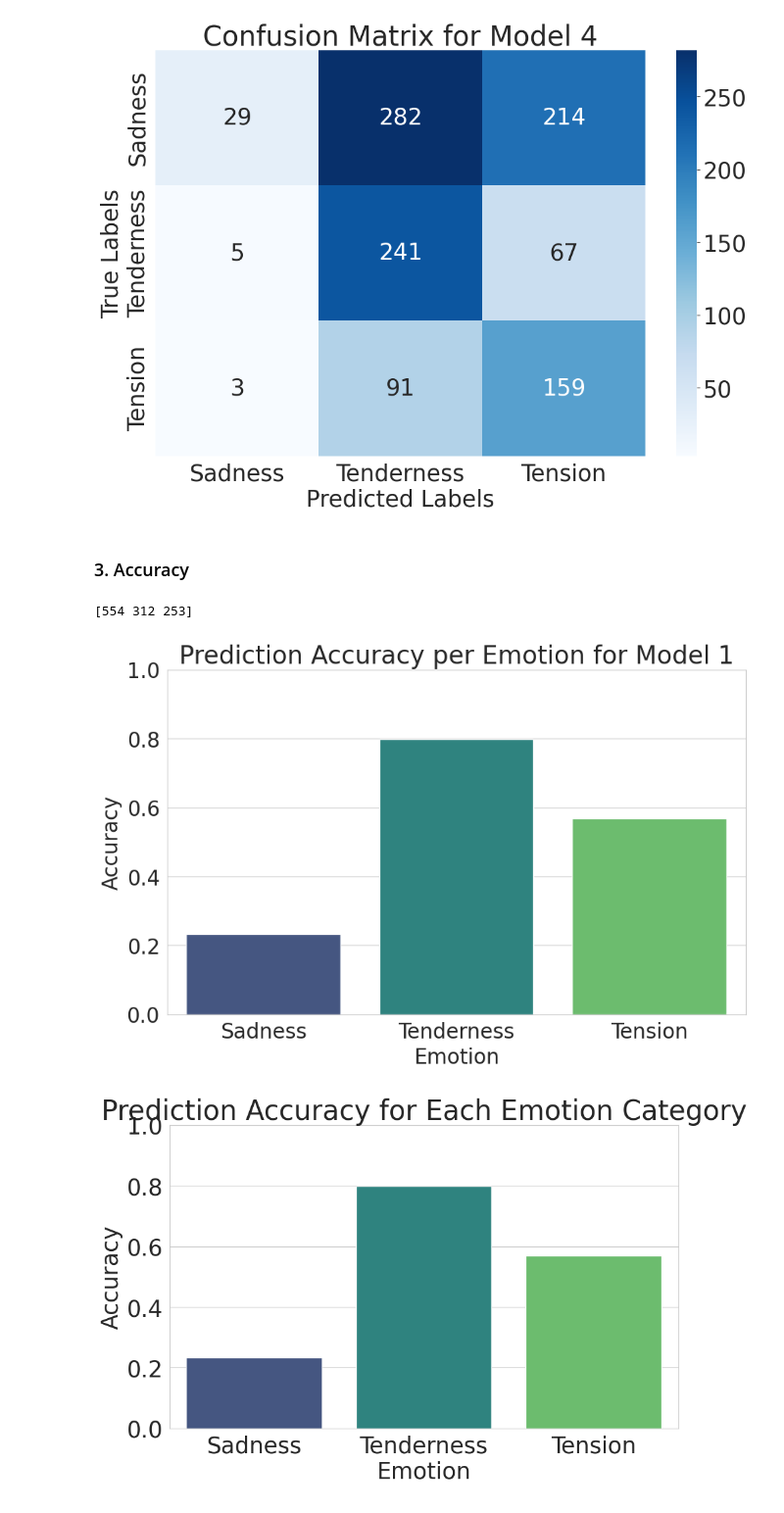
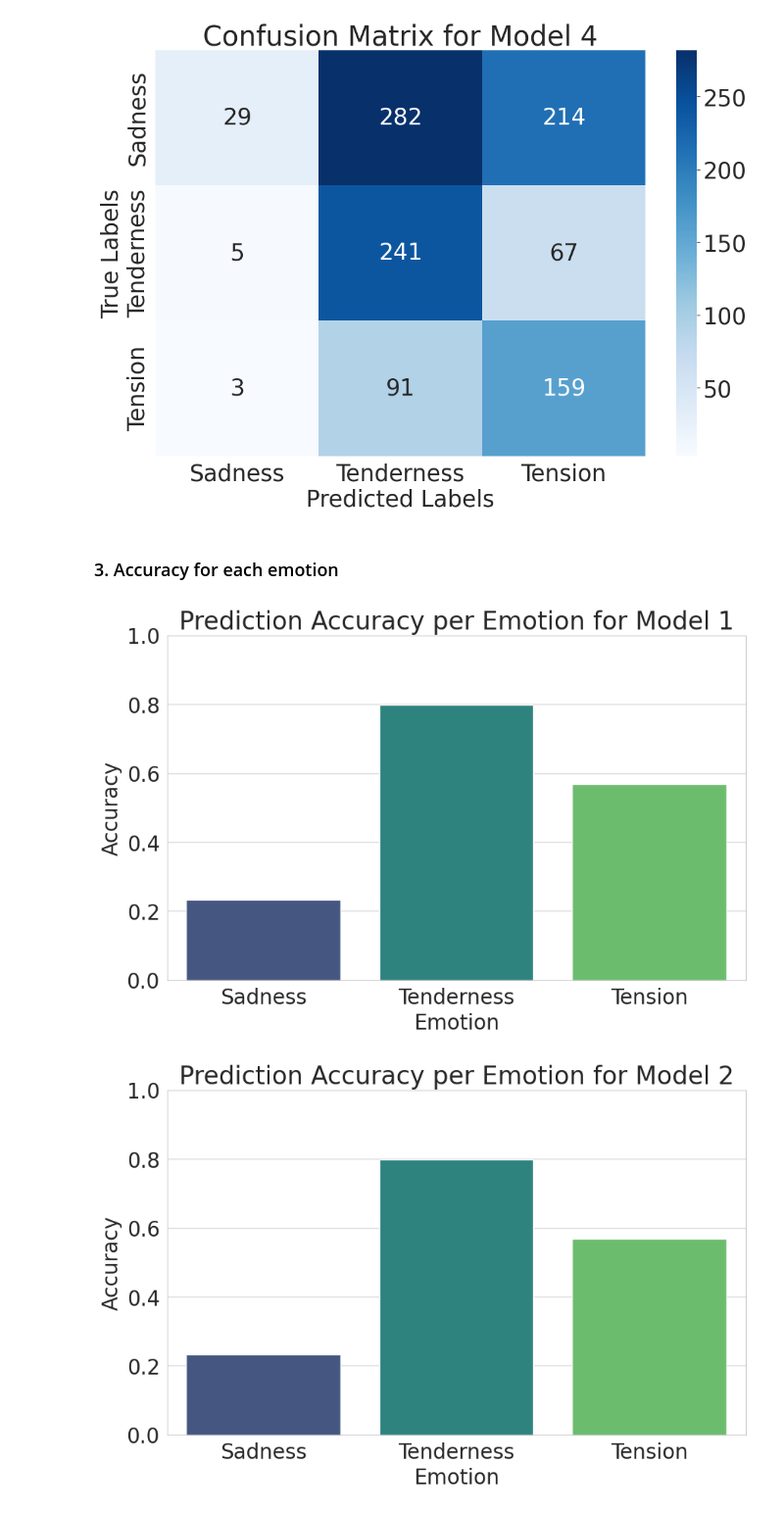
Before and after one commit to glazar01/lyric-pulse-sentiment-analysis, a Jupyter notebook: models/lyrics_analysis_all_models.ipynb, the cells around one changed output. Shown at 98% size. Saved outputs shown, nothing was run; the diff lists cells and outputs as text; code cells hidden in the pictures.

```diff
--- a/models/lyrics_analysis_all_models.ipynb
+++ b/models/lyrics_analysis_all_models.ipynb
@@ -514,7 +538,9 @@ def calculate_confusion_matrix(original_emotions, predicted_emotions, labels):
 # %%
 def plot_confusion_matrix(original_emotions, predicted_emotions, model_num):
   unique_labels = list(set(original_emotions) | set(predicted_emotions))
-  unique_labels.remove("")
+  while("" in unique_labels):
+    unique_labels.remove("")
+
   cm = calculate_confusion_matrix(original_emotions, predicted_emotions, unique_labels)
 
   # Visualize the confusion matrix
@@ -534,7 +560,7 @@ for i in range(len(models)):
 [figure]
 [figure]
 # %% [markdown]
-### 3. Accuracy
+### 3. Accuracy for each emotion
 # %%
 def plot_accuracy(original_emotions, predicted_emotions, model_num):
   unique_labels = list(set(original_emotions) | set(predicted_emotions))
@@ -553,28 +579,9 @@ def plot_accuracy(original_emotions, predicted_emotions, model_num):
   plt.xlabel('Emotion')
   plt.ylim(0, 1)  # Setting y-axis limits to be between 0 and 1 for clarity
   plt.show()
-# %%
-plot_accuracy(s_original_emotions,s_mapped_predictions[0],1)
-# %% [output]
-[554 312 253]
-[figure, removed]
-# %%
-# Calculate the confusion matrix
-cm = confusion_matrix(s_original_emotions, s_mapped_predictions[0], labels=list(unique_labels))
-
-# Calculate per-category accuracy
-accuracies = cm.diagonal() / cm.sum(axis=1)
-
-# Mapping of emotions to their accuracies
-emotion_accuracy = dict(zip(list(unique_labels), accuracies))
-
-# Visualize the accuracies
-plt.figure(figsize=(10, 6))
-sns.barplot(x=list(emotion_accuracy.keys()), y=list(emotion_accuracy.values()), palette="viridis")
-plt.title('Prediction Accuracy for Each Emotion Category')
-plt.ylabel('Accuracy')
-plt.xlabel('Emotion')
-plt.ylim(0, 1)  # Setting y-axis limits to be between 0 and 1 for clarity
-plt.show()
-# %% [output]
-[figure, removed]
+# %%
+for i in range(len(models)):
+  plot_accuracy(s_original_emotions,s_mapped_predictions[i],i+1)
+# %% [output]
+[figure, added]
+[figure, added]
```
Also changed, not shown: parts of 19 cells of this notebook.
